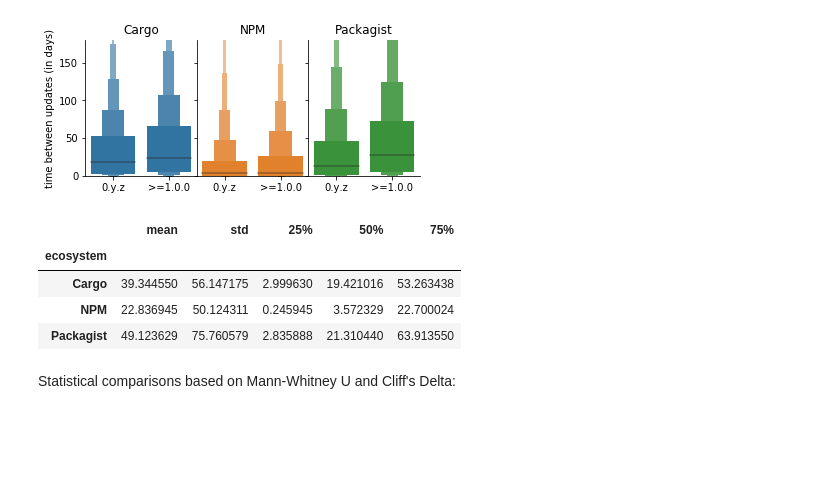
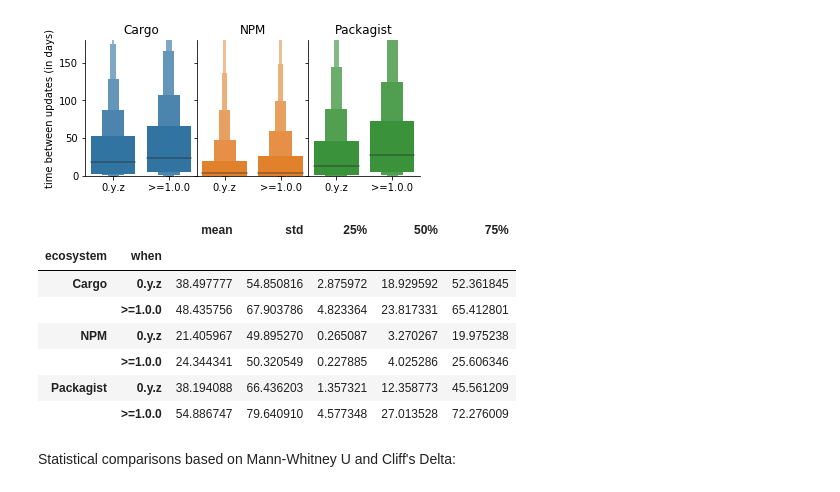
Before and after one commit to AlexandreDecan/secos-zero, a Jupyter notebook: notebooks/Magic zero.ipynb, the cells around one changed output. Drawn from its saved outputs; the diff is of its cells as text; code cells hidden in the pictures; blank space fills up the shorter version.

```diff
--- a/notebooks/Magic zero.ipynb
+++ b/notebooks/Magic zero.ipynb
@@ -557,17 +557,20 @@ savefig(fig, 'rapid_update_delay')
 # %%
 (
     data
-    .groupby(['ecosystem', ])
+    .groupby(['ecosystem', 'when'])
     ['delay']
     .describe()
     [['mean', 'std', '25%', '50%', '75%']]
 )
 # %% [output]
-|  | mean | std | 25% | 50% | 75% |
-| ecosystem |  |  |  |  |  |
-| Cargo | 39.344550 | 56.147175 | 2.999630 | 19.421016 | 53.263438 |
-| NPM | 22.836945 | 50.124311 | 0.245945 | 3.572329 | 22.700024 |
-| Packagist | 49.123629 | 75.760579 | 2.835888 | 21.310440 | 63.913550 |
+|  |  | mean | std | 25% | 50% | 75% |
+| ecosystem | when |  |  |  |  |  |
+| Cargo | 0.y.z | 38.497777 | 54.850816 | 2.875972 | 18.929592 | 52.361845 |
+|  | >=1.0.0 | 48.435756 | 67.903786 | 4.823364 | 23.817331 | 65.412801 |
+| NPM | 0.y.z | 21.405967 | 49.895270 | 0.265087 | 3.270267 | 19.975238 |
+|  | >=1.0.0 | 24.344341 | 50.320549 | 0.227885 | 4.025286 | 25.606346 |
+| Packagist | 0.y.z | 38.194088 | 66.436203 | 1.357321 | 12.358773 | 45.561209 |
+|  | >=1.0.0 | 54.886747 | 79.640910 | 4.577348 | 27.013528 | 72.276009 |
 # %% [markdown]
 Statistical comparisons based on Mann-Whitney U and Cliff's Delta:
 # %%
```
